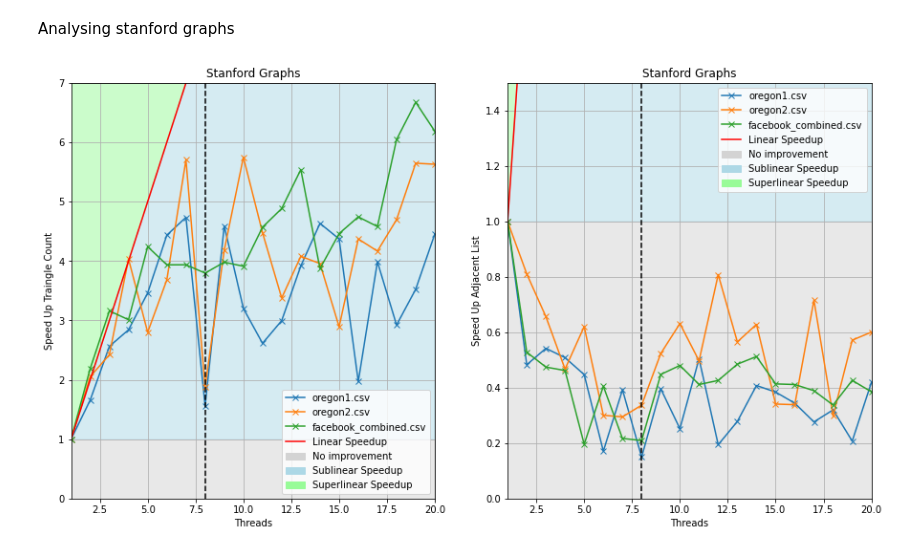
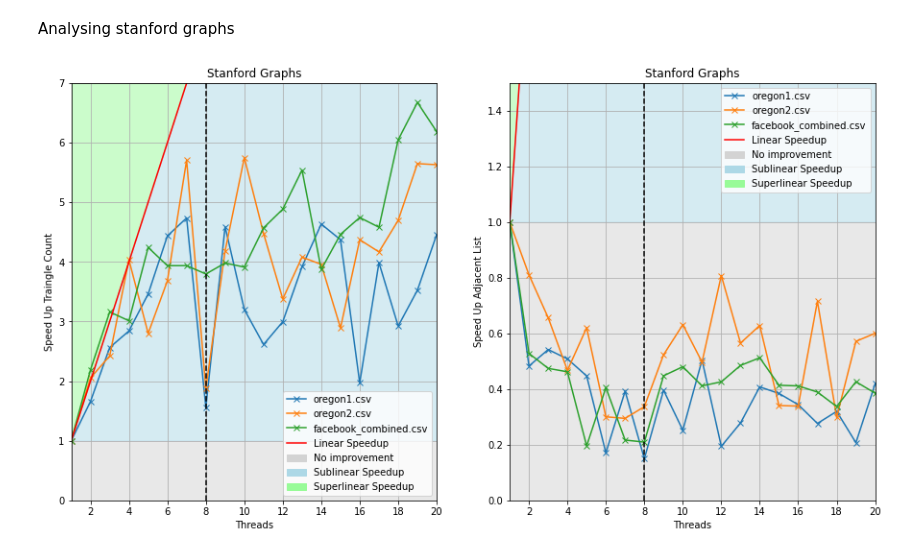
Before and after one commit to zuliani99/Undirected_Graphs_Triangle_Counter, a Jupyter notebook: Graph_Assignment1_LWMD.ipynb, the cells around one changed output. Drawn from its saved outputs; the diff is of its cells as text; code cells hidden in the pictures.

```diff
--- a/Graph_Assignment1_LWMD.ipynb
+++ b/Graph_Assignment1_LWMD.ipynb
@@ -83,5 +89,8 @@ for id_r, row in enumerate(axs):
         col.set_xlim([1, 20])
         col.set_ylim([0, y_lim])
 
+        col.grid()
+        col.xaxis.set_major_locator(MaxNLocator(integer=True))
+
 plt.show()
 # %% [output]
@@ -108,31 +117,34 @@ for id_c, col in enumerate(axs):
 
         for val in sta_graph_vec:
             plot, = col.plot(threads, val[y_label], label=val['name'].unique()[0], marker='x')
             seq_plot.append(plot)
         threads = np.arange(1,21)
         plot, = col.plot(threads, threads, color='red', label='Linear Speedup')
         seq_plot.append(plot)
 
         col.fill_between(threads, 1, color='lightgrey', interpolate=True, alpha=0.5)
         col.fill_between(threads, 1, threads, color='lightblue', interpolate=True, alpha=0.5)
         col.fill_between(threads, threads, 20, color='palegreen', interpolate=True, alpha=0.5)
         col.axvline(x=8, color='black', ls='--')
 
 
         seq_plot.append(mpatches.Patch(color='lightgrey', label='No improvement'))
         seq_plot.append(mpatches.Patch(color='lightblue', label='Sublinear Speedup'))
         seq_plot.append(mpatches.Patch(color='palegreen', label='Superlinear Speedup'))
 
 
         col.set_xlabel('Threads')
         col.set_ylabel(y_label.replace('_', ' ').title())
         col.set_title('Stanford Graphs')
 
         col.legend(handles=seq_plot)
 
         col.set_xlim([1, 20])
         col.set_ylim([0, y_lim])
 
+        col.grid()
+        col.xaxis.set_major_locator(MaxNLocator(integer=True))
+
 plt.show()
 # %% [output]
-[figure, old version]
+[figure, new version]
```
Also changed, not shown: parts of 3 cells of this notebook.
